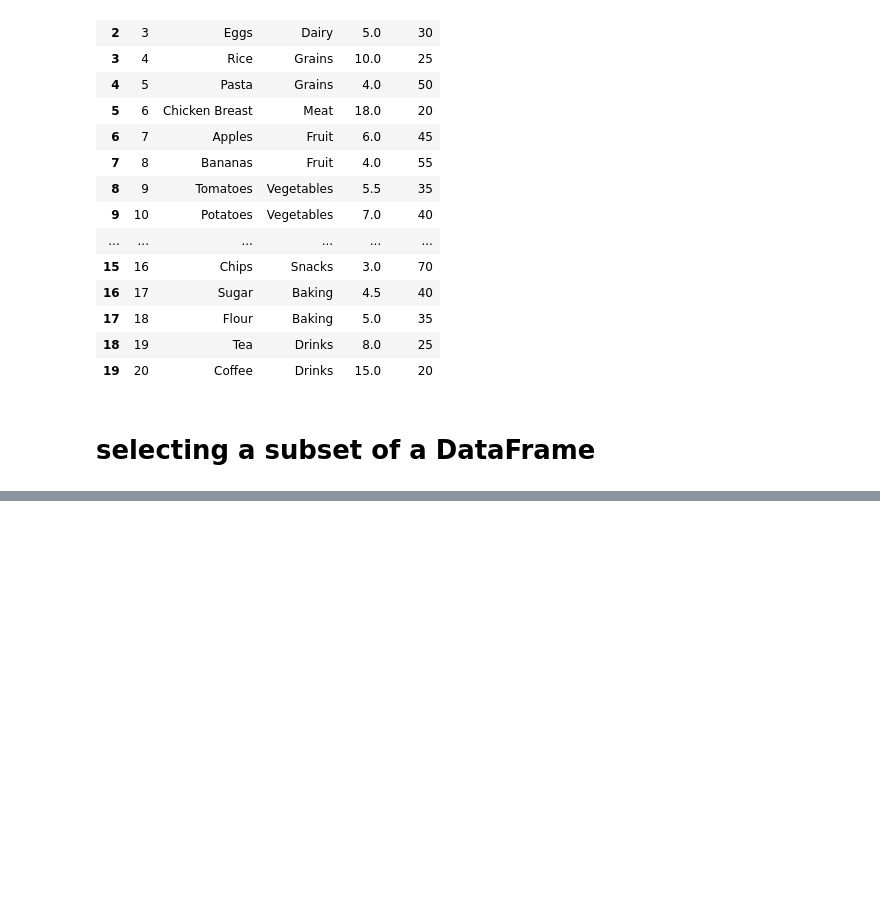
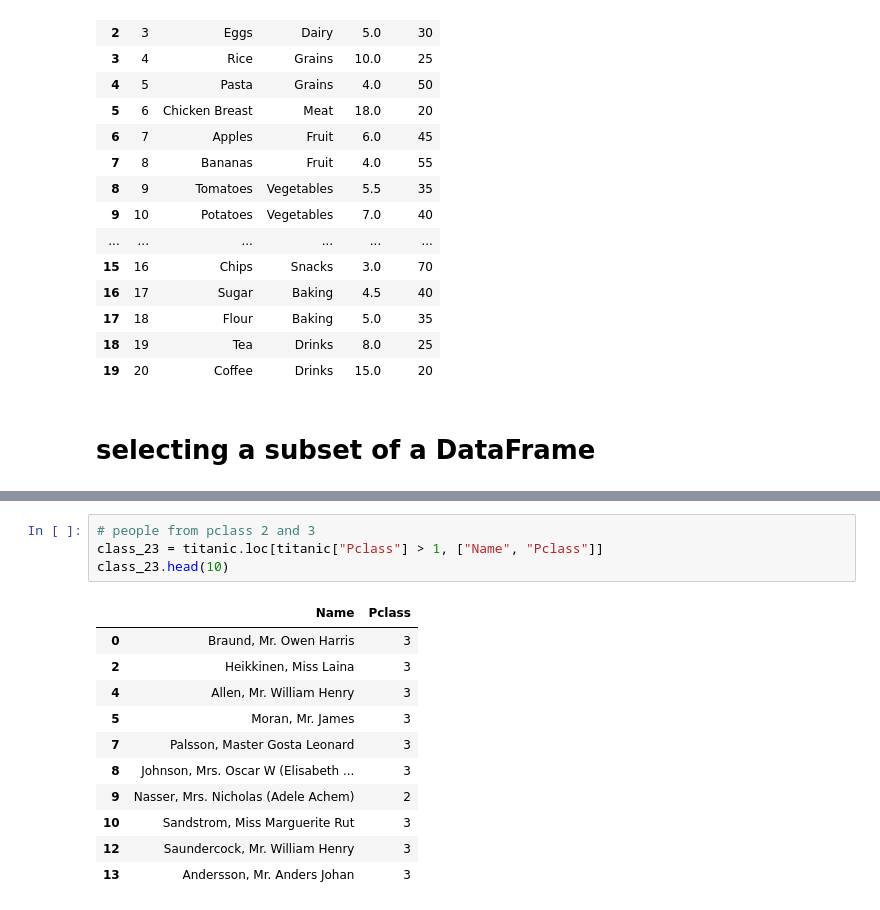
Before and after one commit to AmmarASalem/testing_pandas, a Jupyter notebook: testing.ipynb, the cells around one changed output, grey strips where cells are left out. Drawn from its saved outputs; the diff is of its cells as text; blank space fills up the shorter version.

```diff
--- a/testing.ipynb
+++ b/testing.ipynb
@@ -182,0 +221,16 @@ name_age_sex.head()
+# %%
+# people from pclass 2 and 3
+class_23 = titanic.loc[titanic["Pclass"] > 1, ["Name", "Pclass"]]
+class_23.head(10)
+# %% [output]
+|  | Name | Pclass |
+| 0 | Braund, Mr. Owen Harris | 3 |
+| 2 | Heikkinen, Miss Laina | 3 |
+| 4 | Allen, Mr. William Henry | 3 |
+| 5 | Moran, Mr. James | 3 |
+| 7 | Palsson, Master Gosta Leonard | 3 |
+| 8 | Johnson, Mrs. Oscar W (Elisabeth ... | 3 |
+| 9 | Nasser, Mrs. Nicholas (Adele Achem) | 2 |
+| 10 | Sandstrom, Miss Marguerite Rut | 3 |
+| 12 | Saundercock, Mr. William Henry | 3 |
+| 13 | Andersson, Mr. Anders Johan | 3 |
```
Also changed, not shown: parts of 16 cells of this notebook.
